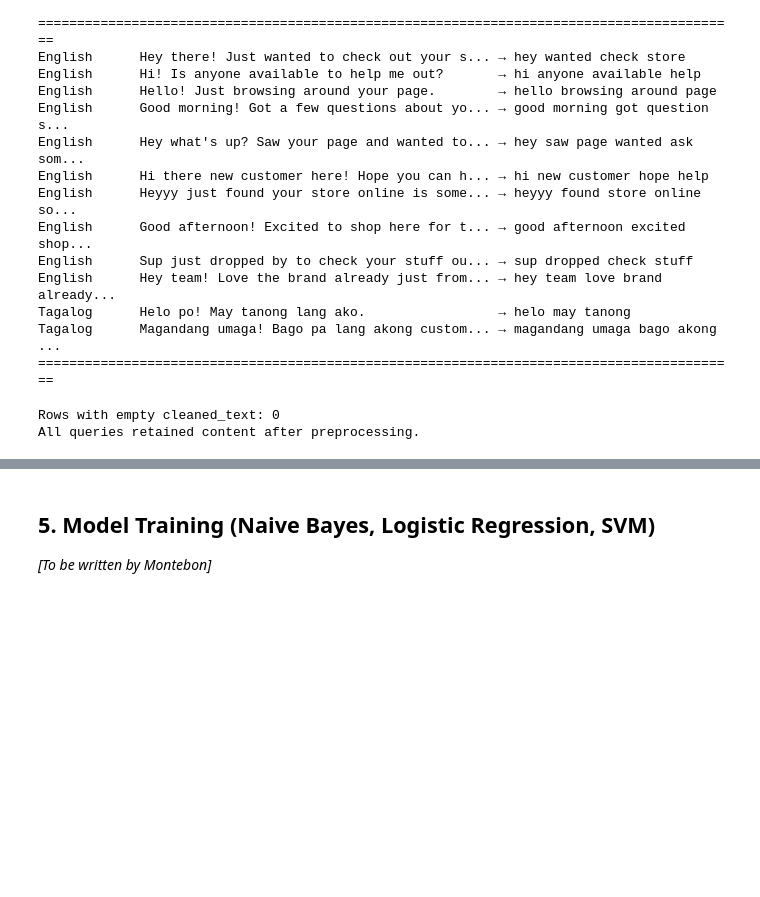
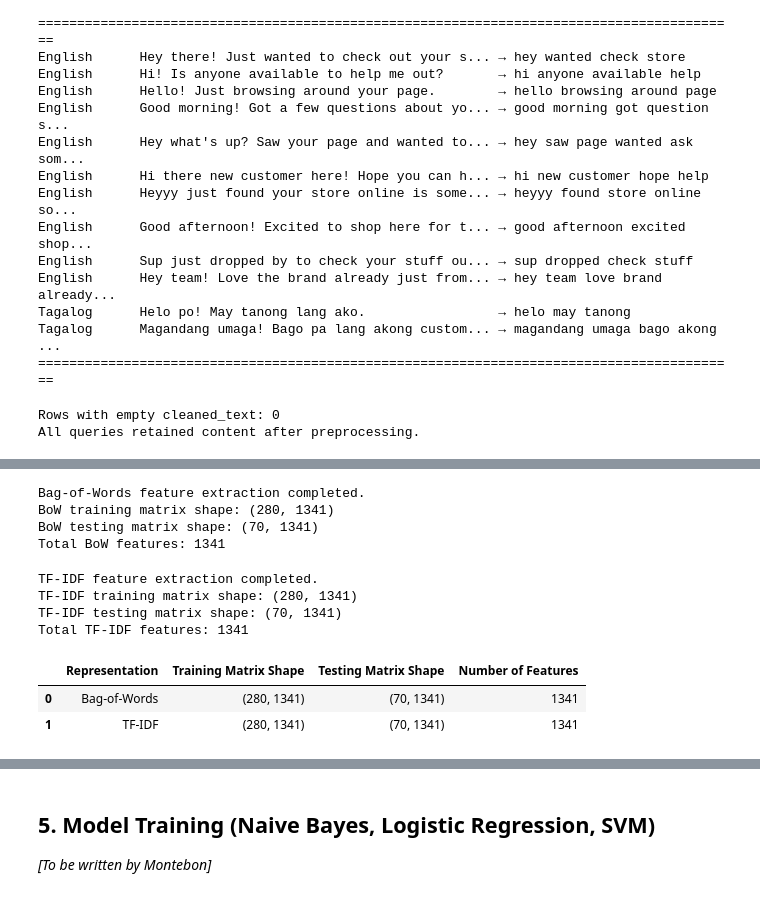
Before and after one commit to CTRL-JUJU/rale.cco-chatbot, a Jupyter notebook: rale_cco_chatbot.ipynb, the cells around one changed output, grey strips where cells are left out. Cells and saved outputs as stored; diff of their text form; code cells hidden in the pictures; blank space fills up the shorter version.

```diff
--- a/rale_cco_chatbot.ipynb
+++ b/rale_cco_chatbot.ipynb
@@ -460,0 +534,60 @@ All queries retained content after preprocessing.
+# %%
+# BAG-OF-WORDS FEATURE EXTRACTION
+
+bow_vectorizer = CountVectorizer(
+    ngram_range=(1, 2),
+    min_df=1
+)
+
+X_train_bow = bow_vectorizer.fit_transform(X_train)
+X_test_bow = bow_vectorizer.transform(X_test)
+
+bow_feature_names = bow_vectorizer.get_feature_names_out()
+
+print("Bag-of-Words feature extraction completed.")
+print(f"BoW training matrix shape: {X_train_bow.shape}")
+print(f"BoW testing matrix shape: {X_test_bow.shape}")
+print(f"Total BoW features: {len(bow_feature_names)}")
+# %% [output]
+Bag-of-Words feature extraction completed.
+BoW training matrix shape: (280, 1341)
+BoW testing matrix shape: (70, 1341)
+Total BoW features: 1341
+# %%
+# TF-IDF FEATURE EXTRACTION
+
+tfidf_vectorizer = TfidfVectorizer(
+    ngram_range=(1, 2),
+    min_df=1,
+    sublinear_tf=True
+)
+
+X_train_tfidf = tfidf_vectorizer.fit_transform(X_train)
+X_test_tfidf = tfidf_vectorizer.transform(X_test)
+
+tfidf_feature_names = tfidf_vectorizer.get_feature_names_out()
+
+print("TF-IDF feature extraction completed.")
+print(f"TF-IDF training matrix shape: {X_train_tfidf.shape}")
+print(f"TF-IDF testing matrix shape: {X_test_tfidf.shape}")
+print(f"Total TF-IDF features: {len(tfidf_feature_names)}")
+# %% [output]
+TF-IDF feature extraction completed.
+TF-IDF training matrix shape: (280, 1341)
+TF-IDF testing matrix shape: (70, 1341)
+Total TF-IDF features: 1341
+# %%
+# FEATURE EXTRACTION SUMMARY
+
+feature_summary = pd.DataFrame({
+    'Representation': ['Bag-of-Words', 'TF-IDF'],
+    'Training Matrix Shape': [X_train_bow.shape, X_train_tfidf.shape],
+    'Testing Matrix Shape': [X_test_bow.shape, X_test_tfidf.shape],
+    'Number of Features': [len(bow_feature_names), len(tfidf_feature_names)]
+})
+
+feature_summary
+# %% [output]
+|  | Representation | Training Matrix Shape | Testing Matrix Shape | Number of Features |
+| 0 | Bag-of-Words | (280, 1341) | (70, 1341) | 1341 |
+| 1 | TF-IDF | (280, 1341) | (70, 1341) | 1341 |
```
Also changed, not shown: parts of 11 cells of this notebook.
